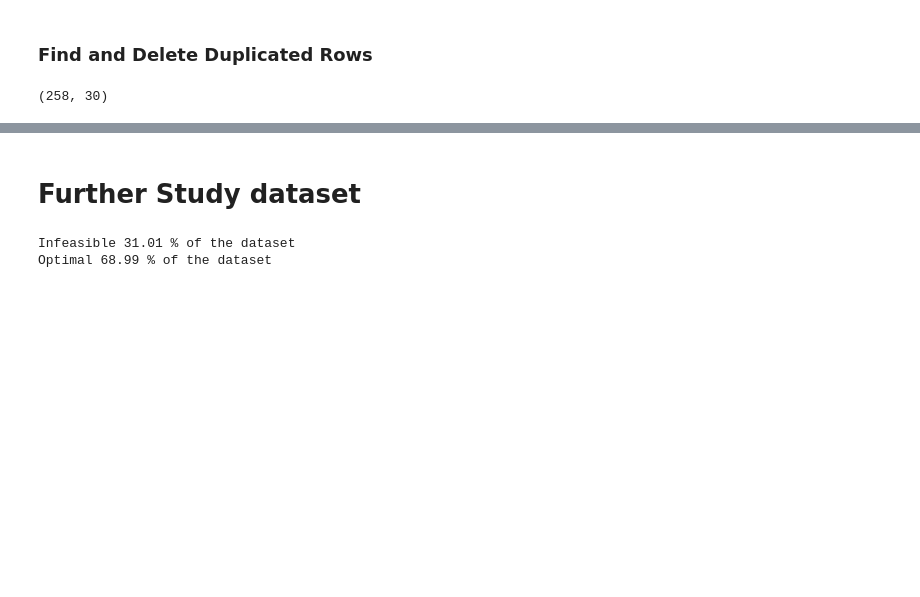
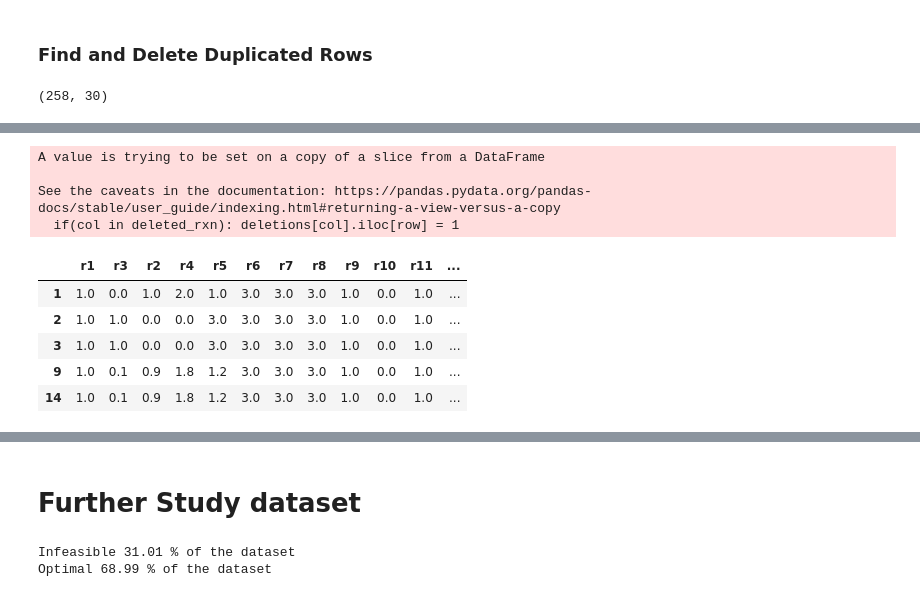
Before and after one commit to costasmexis/phd, a Jupyter notebook: gem_reduction/study_dataset.ipynb, the cells around one changed output, grey strips where cells are left out. Cells and saved outputs as stored; diff of their text form; code cells hidden in the pictures; blank space fills up the shorter version.

```diff
--- a/gem_reduction/study_dataset.ipynb
+++ b/gem_reduction/study_dataset.ipynb
@@ -68,0 +70,3 @@ array(['r1', 'r5', 'r6', 'r7', 'r8', 'r9', 'r11', 'r12', 'r13', 'outputK',
+# %%
+rxn_deletable = list(set(df_inf[df_inf['no_deletions']==1]['id'].unique()) ^ set(gem_rxn))
+rxn_deletable
@@ -96,0 +112,38 @@ df.shape
+# %%
+deletions = pd.DataFrame()
+
+for rxn in rxn_deletable:
+    deletions[rxn] = np.nan
+
+deletions['id'] = df['id']
+deletions.tail()
+
+for row in range(deletions.shape[0]):
+
+    deleted_rxn = deletions.iloc[row]['id']
+
+    for col in deletions.columns:
+        if(col in deleted_rxn): deletions[col].iloc[row] = 1
+
+deletions.fillna(0, inplace=True)
+
+new_names = []
+for col in deletions.columns:
+    new_names.append('del_'+col)
+
+deletions.columns = new_names
+deletions.drop('del_id', axis=1, inplace=True)
+
+df = pd.concat([df, deletions], axis=1)
+df.head()
+# %% [output]
+A value is trying to be set on a copy of a slice from a DataFrame
+
+See the caveats in the documentation: https://pandas.pydata.org/pandas-docs/stable/user_guide/indexing.html#returning-a-view-versus-a-copy
+  if(col in deleted_rxn): deletions[col].iloc[row] = 1
+|  | r1 | r3 | r2 | r4 | r5 | r6 | r7 | r8 | r9 | r10 | r11 | ... |
+| 1 | 1.0 | 0.0 | 1.0 | 2.0 | 1.0 | 3.0 | 3.0 | 3.0 | 1.0 | 0.0 | 1.0 | ... |
+| 2 | 1.0 | 1.0 | 0.0 | 0.0 | 3.0 | 3.0 | 3.0 | 3.0 | 1.0 | 0.0 | 1.0 | ... |
+| 3 | 1.0 | 1.0 | 0.0 | 0.0 | 3.0 | 3.0 | 3.0 | 3.0 | 1.0 | 0.0 | 1.0 | ... |
+| 9 | 1.0 | 0.1 | 0.9 | 1.8 | 1.2 | 3.0 | 3.0 | 3.0 | 1.0 | 0.0 | 1.0 | ... |
+| 14 | 1.0 | 0.1 | 0.9 | 1.8 | 1.2 | 3.0 | 3.0 | 3.0 | 1.0 | 0.0 | 1.0 | ... |
```
Also changed, not shown: parts of 39 cells of this notebook.
